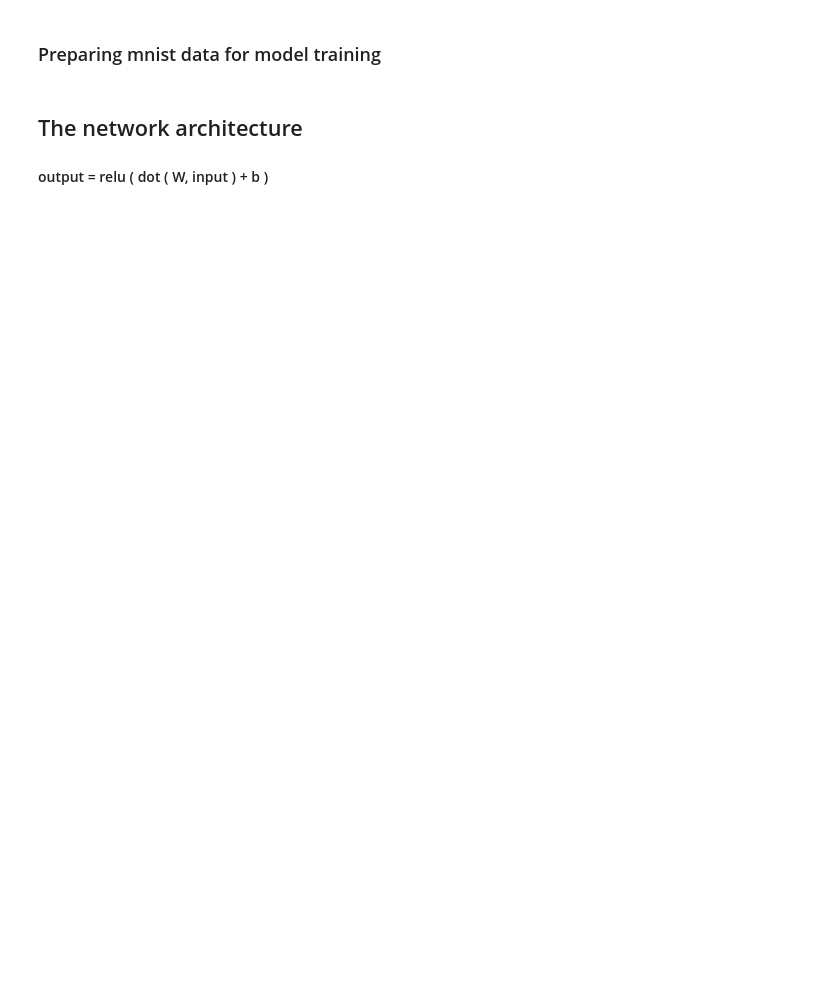
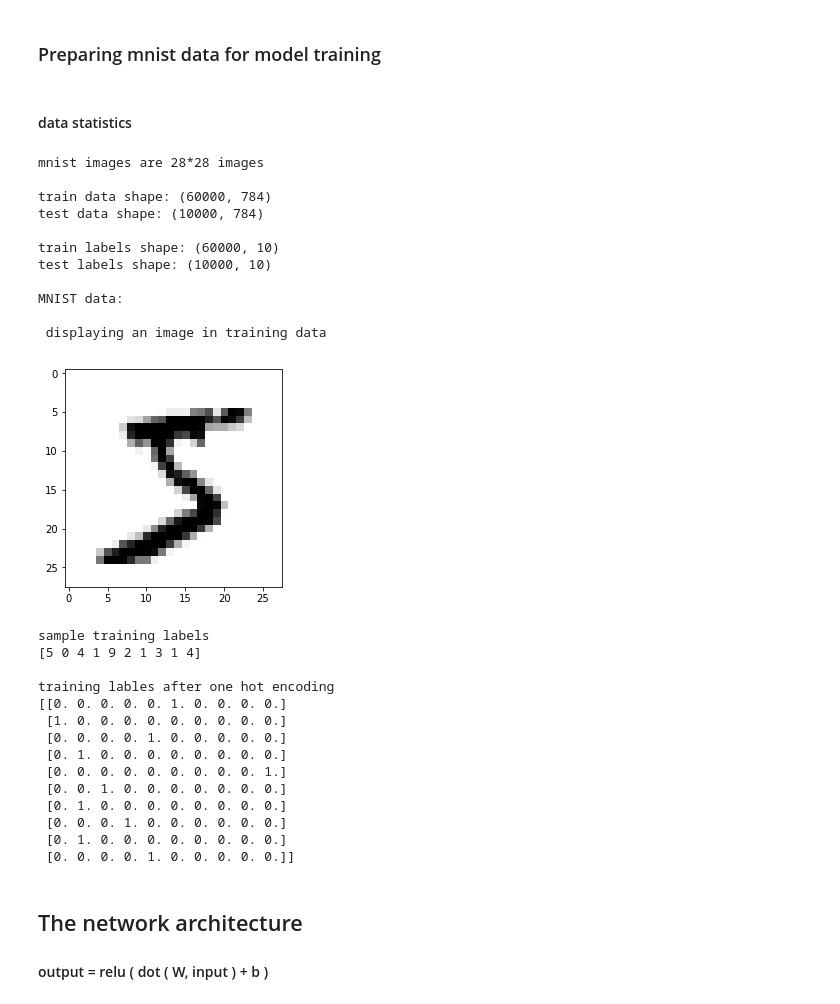
Before and after one commit to SanjyotZade/deep-learning-with-keras, a Jupyter notebook: 1.The_mathematical_building_block_of_neural_networks/Intro_to_neural_networks.ipynb, the cells around one changed output. Saved outputs shown, nothing was run; the diff lists cells and outputs as text; code cells hidden in the pictures; blank space fills up the shorter version.

```diff
--- a/1.The_mathematical_building_block_of_neural_networks/Intro_to_neural_networks.ipynb
+++ b/1.The_mathematical_building_block_of_neural_networks/Intro_to_neural_networks.ipynb
@@ -68,38 +89,64 @@ print ("array:{} , dimension of array:{}".format(x,x.ndim))
 # %%
 (train_images, train_labels), (test_images, test_labels) = mnist.load_data()
 
 # normalizing training and test images
 train_images = train_images.reshape((60000, 28 * 28))
 train_images = train_images.astype('float32') / 255
 test_images = test_images.reshape((10000, 28 * 28))
 test_images = test_images.astype('float32') / 255
 
 # Preparing the labels
 temp_train_labels = train_labels[:10]
 train_labels = to_categorical(train_labels)
 test_labels = to_categorical(test_labels)
 
 display(Markdown("#### data statistics"))
 print ("mnist images are 28*28 images\n")
-print('input_train shape:', train_images.shape)
-print('input_test shape:', test_images.shape, "\n")
+print('train data shape:', train_images.shape)
+print('test data shape:', test_images.shape, "\n")
 
-print('train samples shape:', train_labels.shape)
-print('test samples shape:', test_images.shape, "\n")
+print('train labels shape:', train_labels.shape)
+print('test labels shape:', test_labels.shape, "\n")
 
 
-print("\nImdb review data lables\n")
+print("MNIST data:")
+print ("\n displaying an image in training data")
+digit = train_images[0]
+plt.imshow(np.reshape(digit,(28,28)), cmap=plt.cm.binary)
+plt.show()
 
-
-print ("sample training lables")
+print ("sample training labels")
 print (temp_train_labels)
 print ("\ntraining lables after one hot encoding")
 print(train_labels[:10])
-
-print ("\ndisplayign an images in training data")
-digit = train_images[4]
-plt.imshow(np.reshape(digit,(28,28)), cmap=plt.cm.binary)
-plt.show()
+# %% [output]
+#### data statistics
+mnist images are 28*28 images
+
+train data shape: (60000, 784)
+test data shape: (10000, 784)
+
+train labels shape: (60000, 10)
+test labels shape: (10000, 10)
+
+MNIST data:
+
+ displaying an image in training data
+[figure, added]
+sample training labels
+[5 0 4 1 9 2 1 3 1 4]
+
+training lables after one hot encoding
+[[0. 0. 0. 0. 0. 1. 0. 0. 0. 0.]
+ [1. 0. 0. 0. 0. 0. 0. 0. 0. 0.]
+ [0. 0. 0. 0. 1. 0. 0. 0. 0. 0.]
+ [0. 1. 0. 0. 0. 0. 0. 0. 0. 0.]
+ [0. 0. 0. 0. 0. 0. 0. 0. 0. 1.]
+ [0. 0. 1. 0. 0. 0. 0. 0. 0. 0.]
+ [0. 1. 0. 0. 0. 0. 0. 0. 0. 0.]
+ [0. 0. 0. 1. 0. 0. 0. 0. 0. 0.]
+ [0. 1. 0. 0. 0. 0. 0. 0. 0. 0.]
+ [0. 0. 0. 0. 1. 0. 0. 0. 0. 0.]]
 # %% [markdown]
 ## The network architecture
 #### output = relu ( dot ( W, input ) + b )
```
Also changed, not shown: parts of 9 cells of this notebook.
